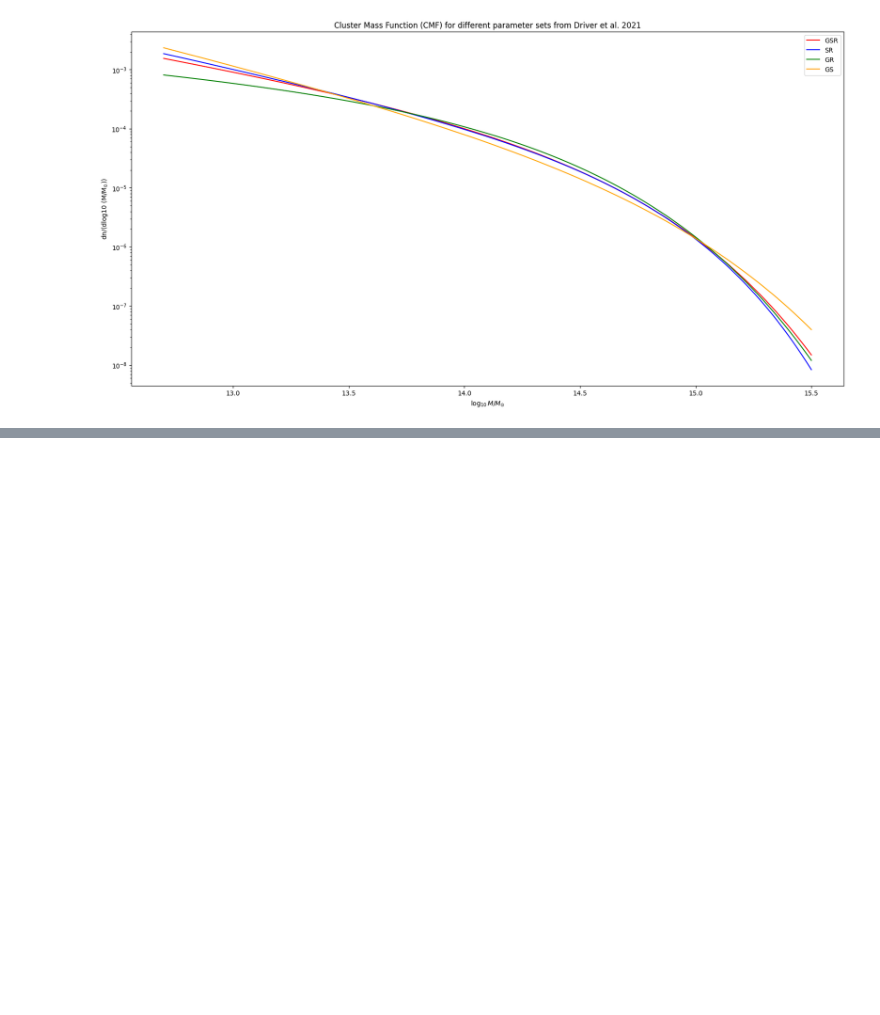
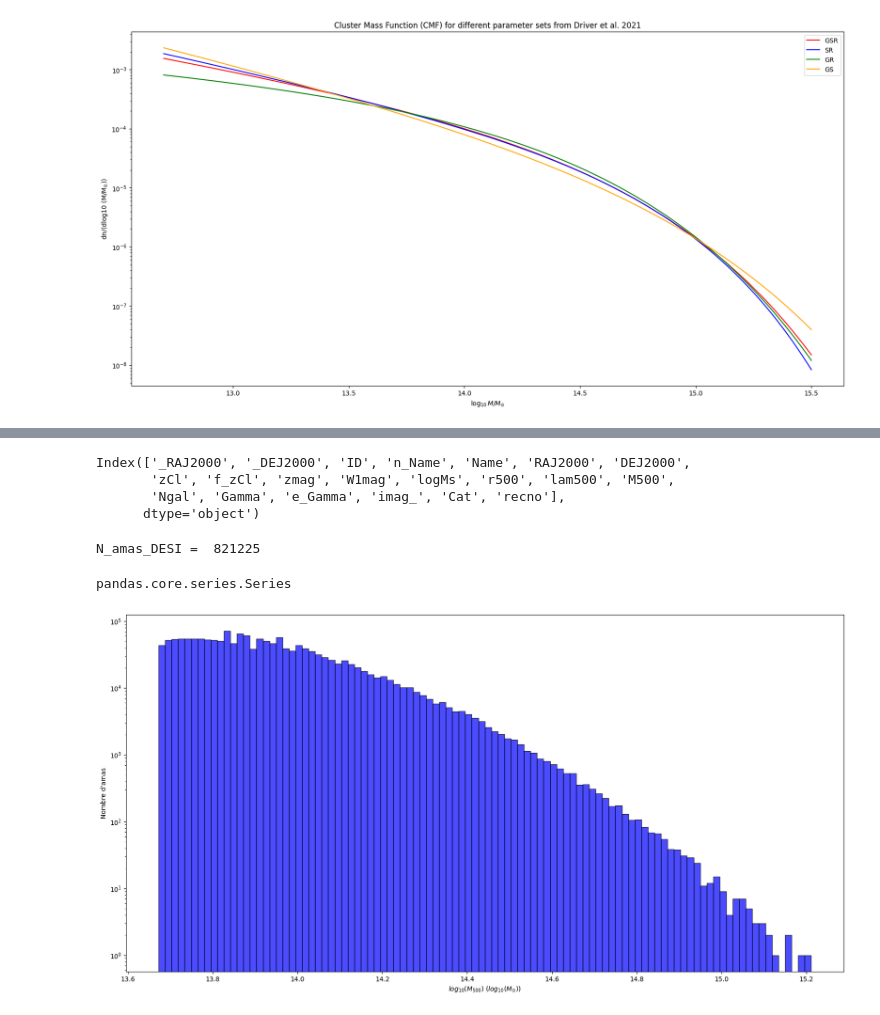
Before and after one commit to EmileD123/M2_Internship_clusters_cross_X_optical, a Jupyter notebook: caracterisation selection effects/modélisation_CMF.ipynb, the cells around one changed output, grey strips where cells are left out. Drawn from its saved outputs; the diff is of its cells as text; code cells hidden in the pictures; blank space fills up the shorter version.

Commit message:
Estimation fonction de masse DESI - comparaisons avec MRP pour estimer effet de sélection en masse

```diff
--- a/caracterisation selection effects/modélisation_CMF.ipynb
+++ b/caracterisation selection effects/modélisation_CMF.ipynb
@@ -210,0 +246,4 @@ N_GSR =  6.049  millions d'amas
+# %%
+path_DESI = '../SCUSS_DESI/DESI_Legacy_Wen_2024.fit'
+
+table_DESI = fits_to_dataframe(path_DESI)
@@ -210,0 +266,14 @@ N_GSR =  6.049  millions d'amas
+# %%
+table_DESI.columns
+# %% [output]
+Index(['_RAJ2000', '_DEJ2000', 'ID', 'n_Name', 'Name', 'RAJ2000', 'DEJ2000',
+       'zCl', 'f_zCl', 'zmag', 'W1mag', 'logMs', 'r500', 'lam500', 'M500',
+       'Ngal', 'Gamma', 'e_Gamma', 'imag_', 'Cat', 'recno'],
+      dtype='object')
+# %%
+# Nombre d'amas compris entre les bornes de z utilisés pour le calcul du nombre d'amas à partir de la CMF théorique
+
+N_amas_DESI = len(table_DESI[(table_DESI['zCl'] >= bornes_z[0]) & (table_DESI['zCl'] <= bornes_z[1])])
+print('N_amas_DESI = ',N_amas_DESI)
+# %% [output]
+N_amas_DESI =  821225
@@ -210,0 +282,15 @@ N_GSR =  6.049  millions d'amas
+# %%
+type(table_DESI['M500'])
+# %% [output]
+pandas.core.series.Series
+# %%
+M500_DESI = np.log10(np.array(table_DESI['M500'])*1e14)
+M500_DESI = M500_DESI[(M500_DESI > 12.7) & (M500_DESI < 15.5)] # On ne garde que les amas compris entre les bornes de masses utilisées pour le calcul de la CMF (pour DESI LEgacy, on conserve tout)
+# %%
+plt.figure(figsize=(20, 10))
+plt.hist(M500_DESI, bins=100, color='blue', edgecolor='black', alpha=0.7)
+plt.xlabel(r'$log_{10}(M_{500})$ ($log_{10}(M_{\odot})$)')
+plt.ylabel('Nombre d\'amas')
+plt.yscale('log')
+# %% [output]
+[figure, added]
```
Also changed, not shown: parts of 18 cells of this notebook, 5 other files.
